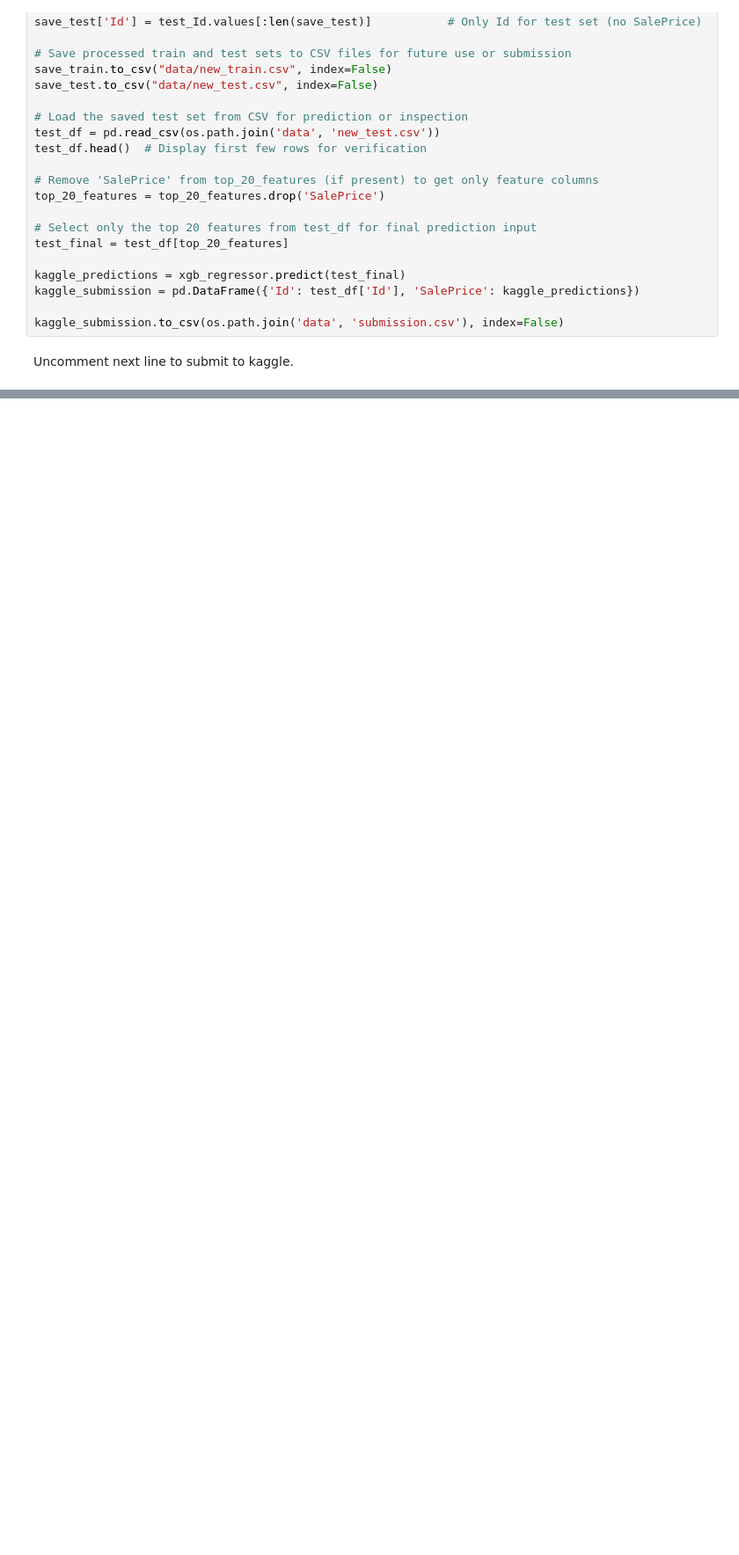
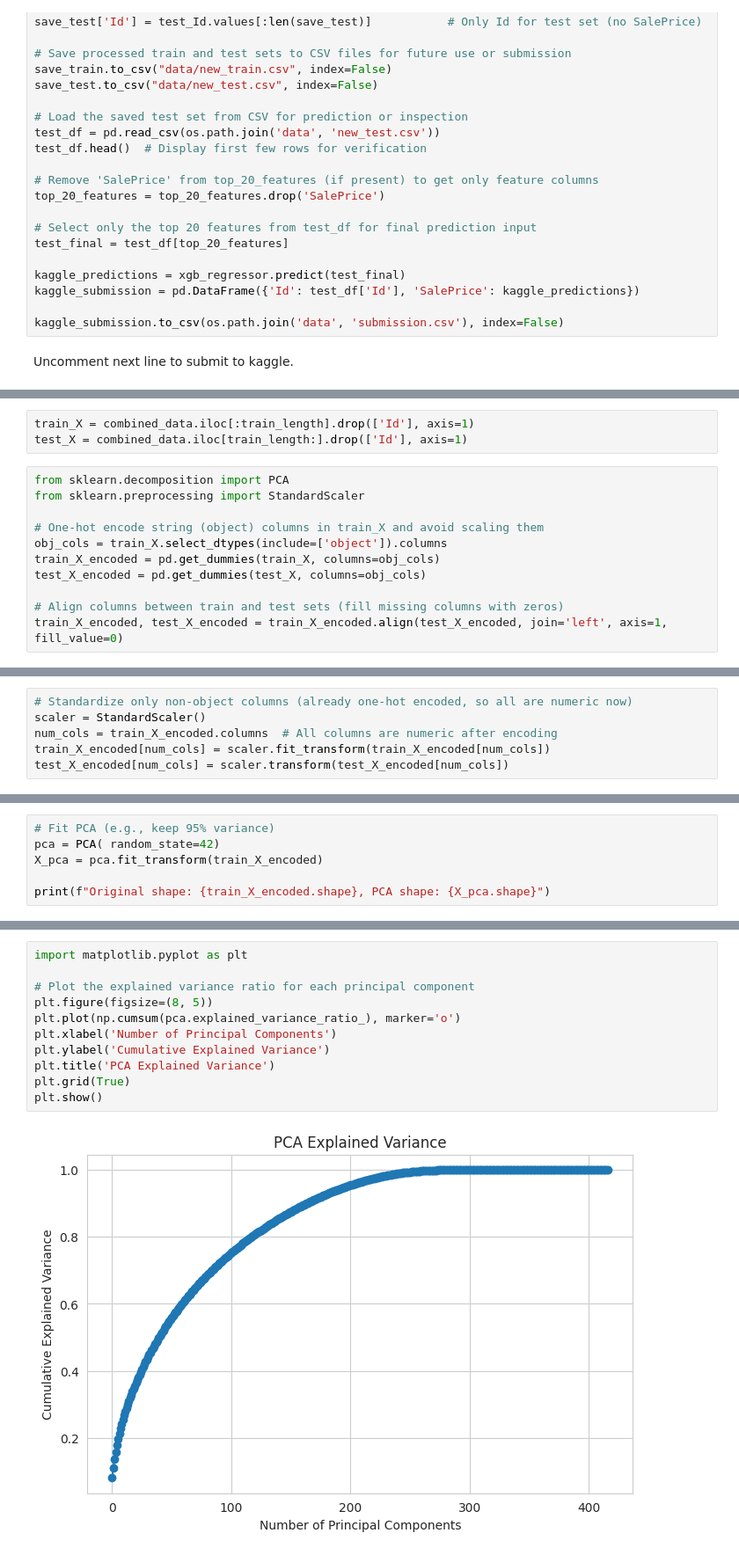
Before and after one commit to compu-flair/Kaggle_Advanced_House_Prices, a Jupyter notebook: data_cleaning_and_feature_engineering.ipynb, the cells around one changed output, grey strips where cells are left out. Shown at 88% size. Drawn from its saved outputs; the diff is of its cells as text; blank space fills up the shorter version.

```diff
--- a/data_cleaning_and_feature_engineering.ipynb
+++ b/data_cleaning_and_feature_engineering.ipynb
@@ -1812,0 +2015,14 @@ Successfully submitted to House Prices - Advanced Regression Techniques
+# %%
+train_X = combined_data.iloc[:train_length].drop(['Id'], axis=1)
+test_X = combined_data.iloc[train_length:].drop(['Id'], axis=1)
+# %%
+from sklearn.decomposition import PCA
+from sklearn.preprocessing import StandardScaler
+
+# One-hot encode string (object) columns in train_X and avoid scaling them
+obj_cols = train_X.select_dtypes(include=['object']).columns
+train_X_encoded = pd.get_dummies(train_X, columns=obj_cols)
+test_X_encoded = pd.get_dummies(test_X, columns=obj_cols)
+
+# Align columns between train and test sets (fill missing columns with zeros)
+train_X_encoded, test_X_encoded = train_X_encoded.align(test_X_encoded, join='left', axis=1, fill_value=0)
@@ -1812,0 +2033,6 @@ Successfully submitted to House Prices - Advanced Regression Techniques
+# %%
+# Standardize only non-object columns (already one-hot encoded, so all are numeric now)
+scaler = StandardScaler()
+num_cols = train_X_encoded.columns  # All columns are numeric after encoding
+train_X_encoded[num_cols] = scaler.fit_transform(train_X_encoded[num_cols])
+test_X_encoded[num_cols] = scaler.transform(test_X_encoded[num_cols])
@@ -1812,0 +2054,6 @@ Successfully submitted to House Prices - Advanced Regression Techniques
+# %%
+# Fit PCA (e.g., keep 95% variance)
+pca = PCA( random_state=42)
+X_pca = pca.fit_transform(train_X_encoded)
+
+print(f"Original shape: {train_X_encoded.shape}, PCA shape: {X_pca.shape}")
@@ -1812,0 +2062,13 @@ Successfully submitted to House Prices - Advanced Regression Techniques
+# %%
+import matplotlib.pyplot as plt
+
+# Plot the explained variance ratio for each principal component
+plt.figure(figsize=(8, 5))
+plt.plot(np.cumsum(pca.explained_variance_ratio_), marker='o')
+plt.xlabel('Number of Principal Components')
+plt.ylabel('Cumulative Explained Variance')
+plt.title('PCA Explained Variance')
+plt.grid(True)
+plt.show()
+# %% [output]
+[figure, added]
```
Also changed, not shown: parts of 19 cells of this notebook.
